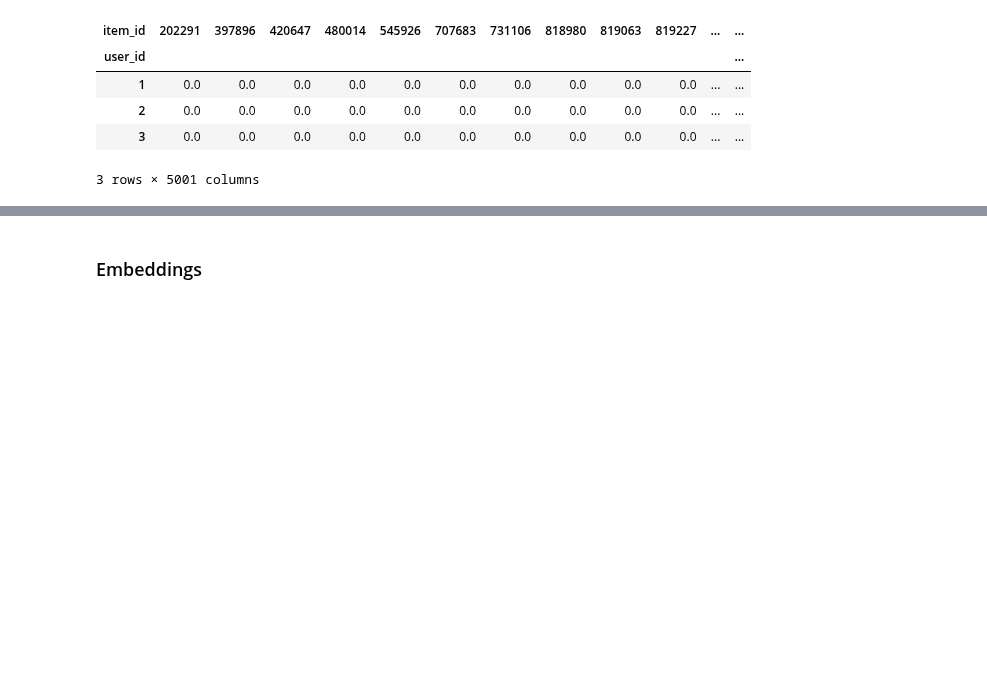
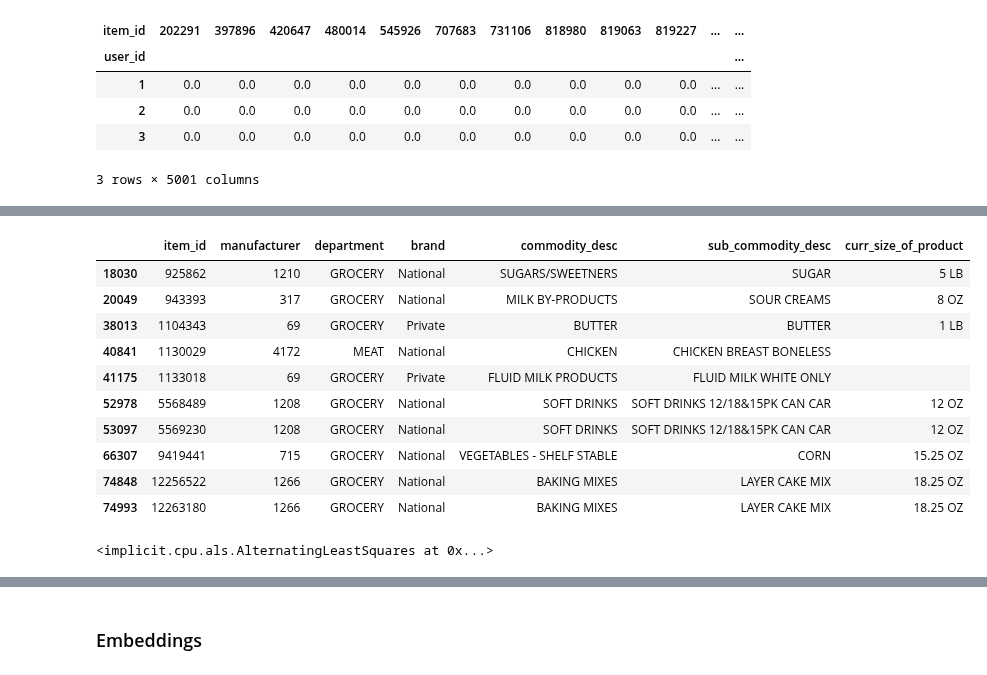
Before and after one commit to stureiko/GeekBrains, a Jupyter notebook: Recomendation_System/webinar_3/webinar_3.ipynb, the cells around one changed output, grey strips where cells are left out. Saved outputs shown, nothing was run; the diff lists cells and outputs as text; code cells hidden in the pictures; blank space fills up the shorter version.

```diff
--- a/Recomendation_System/webinar_3/webinar_3.ipynb
+++ b/Recomendation_System/webinar_3/webinar_3.ipynb
@@ -191,3 +234,17 @@ Wall time: 3.68 s
+# %%
+item_features.query('item_id in @recs_decoder')
+# %% [output]
+|  | item_id | manufacturer | department | brand | commodity_desc | sub_commodity_desc | curr_size_of_product |
+| 18030 | 925862 | 1210 | GROCERY | National | SUGARS/SWEETNERS | SUGAR | 5 LB |
+| 20049 | 943393 | 317 | GROCERY | National | MILK BY-PRODUCTS | SOUR CREAMS | 8 OZ |
+| 38013 | 1104343 | 69 | GROCERY | Private | BUTTER | BUTTER | 1 LB |
+| 40841 | 1130029 | 4172 | MEAT | National | CHICKEN | CHICKEN BREAST BONELESS |  |
+| 41175 | 1133018 | 69 | GROCERY | Private | FLUID MILK PRODUCTS | FLUID MILK WHITE ONLY |  |
+| 52978 | 5568489 | 1208 | GROCERY | National | SOFT DRINKS | SOFT DRINKS 12/18&15PK CAN CAR | 12 OZ |
+| 53097 | 5569230 | 1208 | GROCERY | National | SOFT DRINKS | SOFT DRINKS 12/18&15PK CAN CAR | 12 OZ |
+| 66307 | 9419441 | 715 | GROCERY | National | VEGETABLES - SHELF STABLE | CORN | 15.25 OZ |
+| 74848 | 12256522 | 1266 | GROCERY | National | BAKING MIXES | LAYER CAKE MIX | 18.25 OZ |
+| 74993 | 12263180 | 1266 | GROCERY | National | BAKING MIXES | LAYER CAKE MIX | 18.25 OZ |
 # %%
 def get_recommendations(user, model, N=5):
     res = [id_to_itemid[rec[0]] for rec in
@@ -198,6 +255,10 @@ def get_recommendations(user, model, N=5):
                                     filter_items=None,
                                     recalculate_user=True)]
     return res
+# %%
+model
+# %% [output]
+<implicit.cpu.als.AlternatingLeastSquares at 0x...>
 # %%
 %%time
 
```
Also changed, not shown: parts of 30 cells of this notebook.
